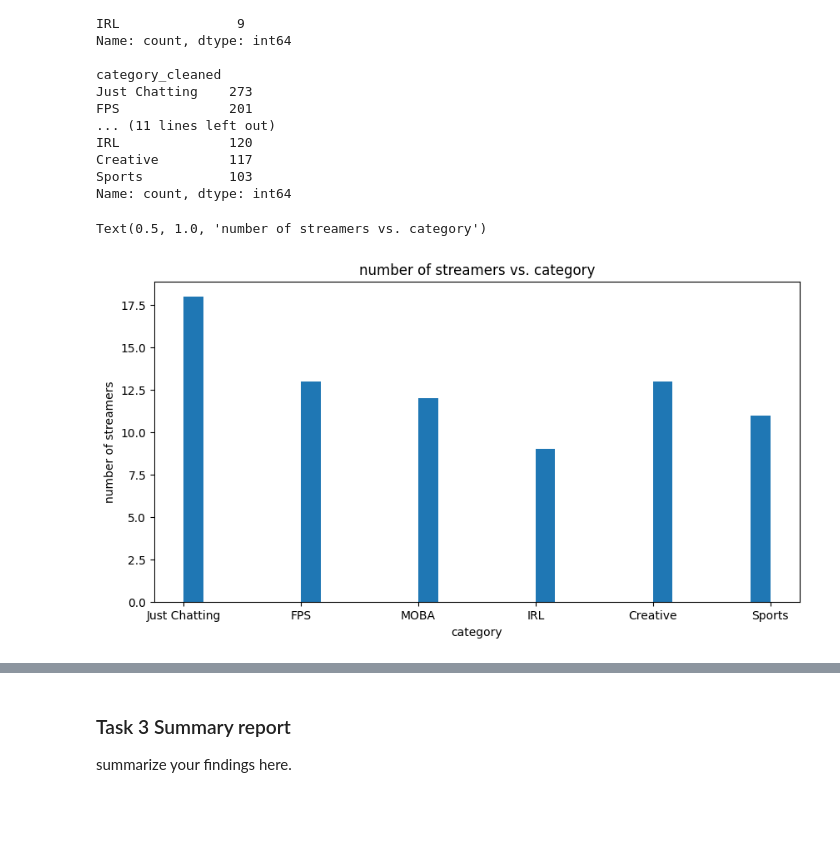
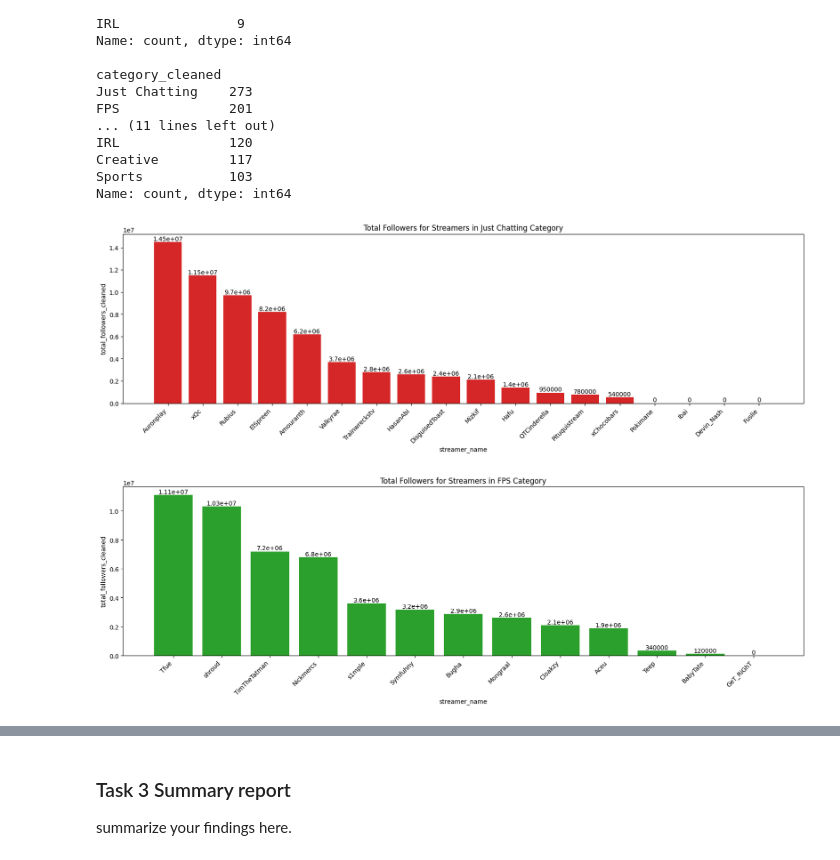
Before and after one commit to ChristianSantos2671/Santos_Christian_A01, a Jupyter notebook: iat461_a1_cs.ipynb, the cells around one changed output, grey strips where cells are left out. Saved outputs shown, nothing was run; the diff lists cells and outputs as text; code cells hidden in the pictures; blank space fills up the shorter version.

```diff
--- a/iat461_a1_cs.ipynb
+++ b/iat461_a1_cs.ipynb
@@ -1050,11 +1050,46 @@ Creative         117
 Sports           103
 Name: count, dtype: int64
 # %%
-plt.figure(figsize=(10, 5))
-plt.hist(df_streamers["category"], bins=30)
-plt.xlabel("category")
-plt.ylabel("number of streamers")
-plt.title("number of streamers vs. category")
+import matplotlib.pyplot as plt
+
+target_category = "Just Chatting"
+
+df_streamers_filtered = df_streamers[df_streamers["category"] == target_category]
+df_streamers_filtered = df_streamers_filtered.sort_values(by="total_followers_cleaned", ascending=False)
+
+plt.figure(figsize=(20, 5))
+
+bars = plt.bar(df_streamers_filtered["streamer_name"], df_streamers_filtered["total_followers_cleaned"], color="tab:red")
+
+plt.bar_label(bars)
+
+plt.xlabel("streamer_name")
+plt.ylabel("total_followers_cleaned")
+plt.title(f"Total Followers for Streamers in {target_category} Category")
+
+plt.xticks(rotation=45, ha="right")
+plt.show()
 # %% [output]
-Text(0.5, 1.0, 'number of streamers vs. category')
-[figure, old version]
+[figure, new version]
+# %%
+import matplotlib.pyplot as plt
+
+target_category = "FPS"
+
+df_streamers_filtered = df_streamers[df_streamers["category"] == target_category]
+df_streamers_filtered = df_streamers_filtered.sort_values(by="total_followers_cleaned", ascending=False)
+
+plt.figure(figsize=(20, 5))
+
+bars = plt.bar(df_streamers_filtered["streamer_name"], df_streamers_filtered["total_followers_cleaned"], color="tab:green")
+
+plt.bar_label(bars)
+
+plt.xlabel("streamer_name")
+plt.ylabel("total_followers_cleaned")
+plt.title(f"Total Followers for Streamers in {target_category} Category")
+
+plt.xticks(rotation=45, ha="right")
+plt.show()
+# %% [output]
+[figure, added]
```
Also changed, not shown: parts of 4 cells of this notebook.
